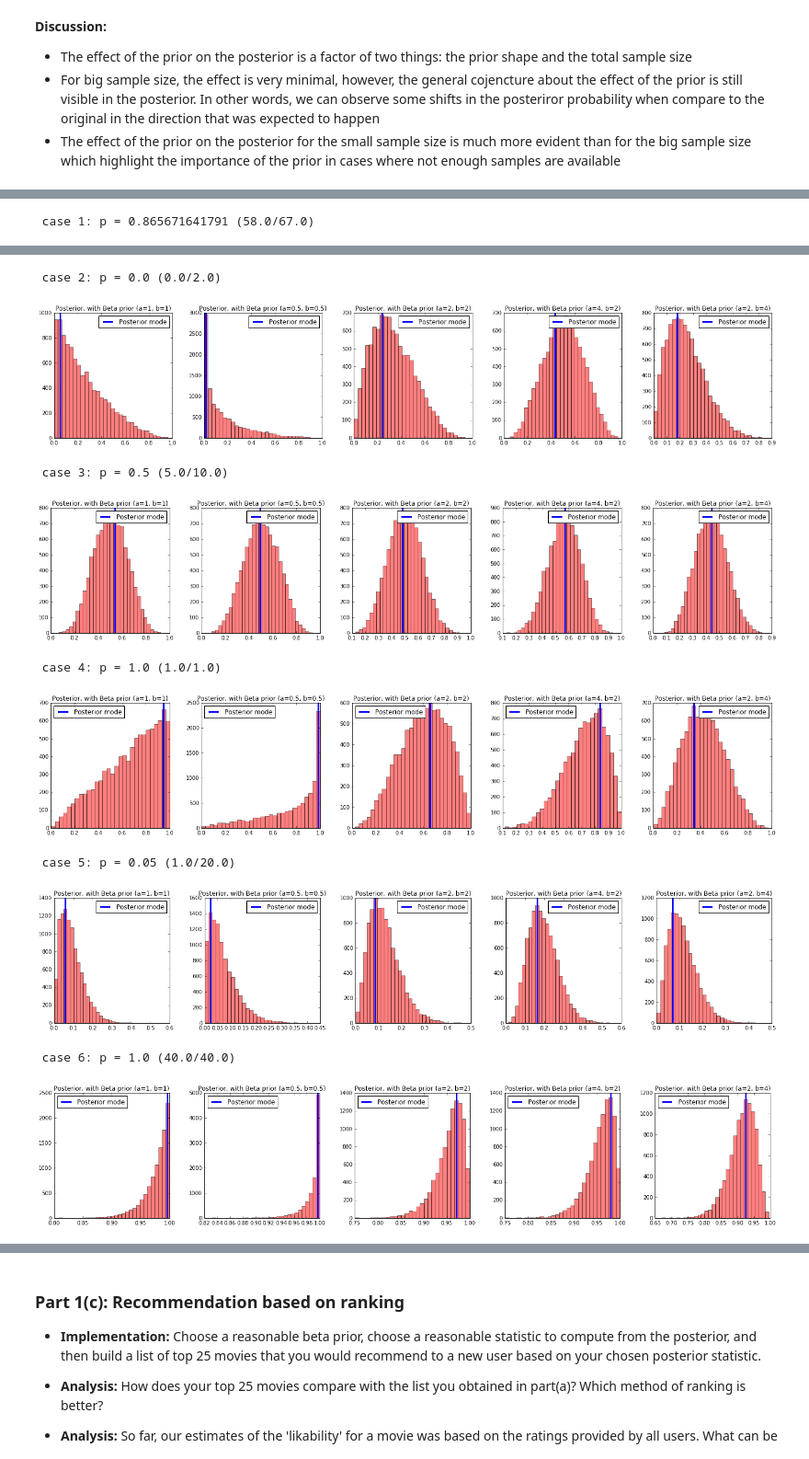
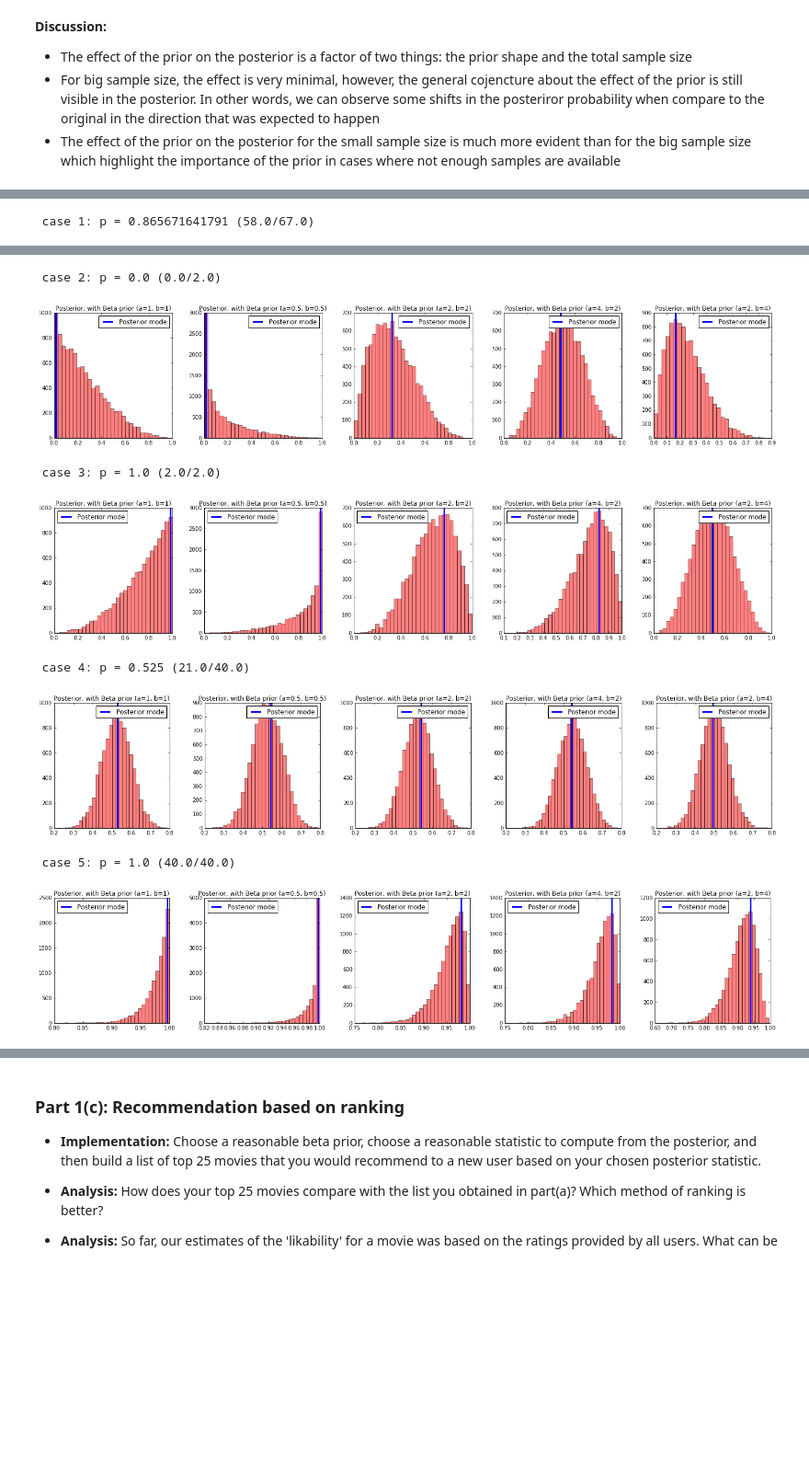
Before and after one commit to alokkshukla/cs109-2, a Jupyter notebook: HW6/Bassily_Hany_cse109a_HW6.ipynb, the cells around one changed output, grey strips where cells are left out. Shown: that part at 92% size. Drawn from its saved outputs; the diff is of its cells as text; code cells hidden in the pictures; blank space fills up the shorter version.

```diff
--- a/HW6/Bassily_Hany_cse109a_HW6.ipynb
+++ b/HW6/Bassily_Hany_cse109a_HW6.ipynb
@@ -573,15 +572,15 @@ for this analysis we will select the following cases:
 # ---------------------
 
 # ratings array
-ratings_array = np.array([67.0 , 2.0 , 10.0 , 1.0 , 20.0 , 40.0])
+ratings_array = np.array([67.0 , 2.0 , 2.0 , 40.0 , 40.0])
 
 # likes array
-likes_array = np.array([58.0 , 0.0 , 5.0 , 1.0 , 1.0 , 40.0])
+likes_array = np.array([58.0 , 0.0 , 2.0, 21.0 , 40.0])
 # %%
 # Conduct the analysis:
 # ---------------------
 
-for i in range(6):
+for i in range(len(likes_array)):
 
     # parameters
     likes = likes_array[i]
@@ -630,13 +629,11 @@ for i in range(6):
  case 2: p = 0.0 (0.0/2.0)
-[figure, old version]
+[figure, new version]
- case 3: p = 0.5 (5.0/10.0)
+ case 3: p = 1.0 (2.0/2.0)
-[figure, old version]
+[figure, new version]
- case 4: p = 1.0 (1.0/1.0)
+ case 4: p = 0.525 (21.0/40.0)
-[figure, old version]
+[figure, new version]
- case 5: p = 0.05 (1.0/20.0)
+ case 5: p = 1.0 (40.0/40.0)
-[figure, old version]
+[figure, new version]
- case 6: p = 1.0 (40.0/40.0)
-[figure, removed]
 # %% [markdown]
 **Discussion:**
 
```
Also changed, not shown: parts of 17 cells of this notebook.
